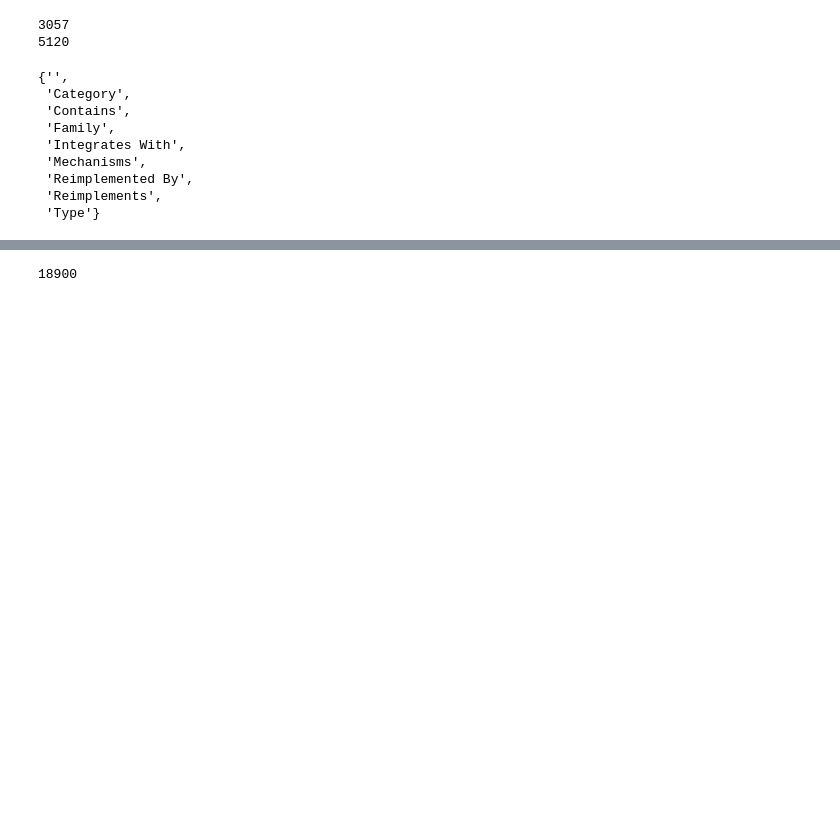
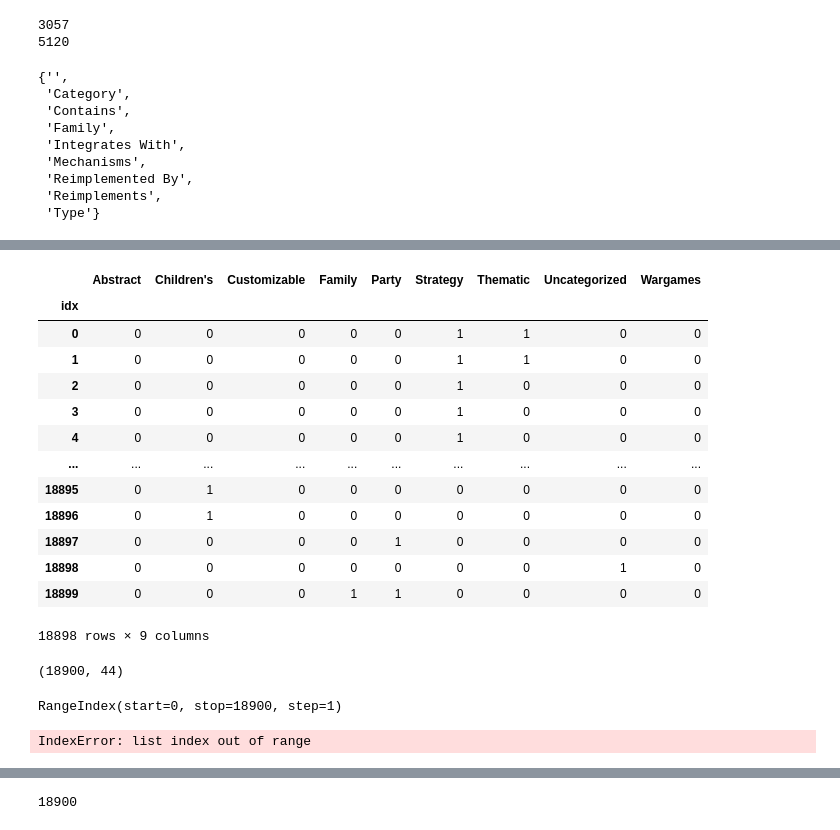
Before and after one commit to M055/insight-project, a Jupyter notebook: Surface_features.ipynb, the cells around one changed output, grey strips where cells are left out. Saved outputs shown, nothing was run; the diff lists cells and outputs as text; code cells hidden in the pictures; blank space fills up the shorter version.

```diff
--- a/Surface_features.ipynb
+++ b/Surface_features.ipynb
@@ -74,0 +97,34 @@ list(ftrtitles[0].split('|'))
+# %%
+df = bggdata_df
+# %%
+allgame_types_df=pd.DataFrame({})
+
+ftr_titles = df['ftr_title']
+ftr_descrs = df['ftr_descr']
+
+for ii in df.index:
+    # To re-locate if needed
+    dumname = df.loc[ii,'game_name']
+    dumrank = df.loc[ii,'game_rank']
+
+    # CUrreent data
+    dumT = df.loc[ii,'ftr_title'] # Get featurees an descriptions for this row
+    dumD = df.loc[ii,'ftr_descr']
+    currtitles = dumT.split('|')
+    currdescrs = dumD.split('|')
+    # Make DF of current data
+    curr_ftr_df = pd.DataFrame({'title':dumT.split('|'), 'descr':dumD.split('|')})
+
+    # Clean them up
+    # Type
+    dum = list(curr_ftr_df.loc[curr_ftr_df['title']=='Type','descr'])
+    if len(dum)>0:
+        dum = dum[0].split('\n')[0] # Last element is poll
+        dum = dum.split(',')
+        for x in dum:
+            dumdf = pd.DataFrame({'idx':[ii],'game_rank':[dumrank],'game_name':[dumname],'type':[x.strip()]})
+            allgame_types_df=pd.concat((allgame_types_df,dumdf),axis=0)
+
+    # Category
+
+    # Mechanisms
@@ -74,0 +147,31 @@ list(ftrtitles[0].split('|'))
+# %%
+alltypes_hot = pd.crosstab(allgame_types_df['idx'],allgame_types_df['type']).rename_axis(None,axis=1)
+# %%
+alltypes_hot
+# %% [output]
+|  | Abstract | Children's | Customizable | Family | Party | Strategy | Thematic | Uncategorized | Wargames |
+| idx |  |  |  |  |  |  |  |  |  |
+| 0 | 0 | 0 | 0 | 0 | 0 | 1 | 1 | 0 | 0 |
+| 1 | 0 | 0 | 0 | 0 | 0 | 1 | 1 | 0 | 0 |
+| 2 | 0 | 0 | 0 | 0 | 0 | 1 | 0 | 0 | 0 |
+| 3 | 0 | 0 | 0 | 0 | 0 | 1 | 0 | 0 | 0 |
+| 4 | 0 | 0 | 0 | 0 | 0 | 1 | 0 | 0 | 0 |
+| ... | ... | ... | ... | ... | ... | ... | ... | ... | ... |
+| 18895 | 0 | 1 | 0 | 0 | 0 | 0 | 0 | 0 | 0 |
+| 18896 | 0 | 1 | 0 | 0 | 0 | 0 | 0 | 0 | 0 |
+| 18897 | 0 | 0 | 0 | 0 | 1 | 0 | 0 | 0 | 0 |
+| 18898 | 0 | 0 | 0 | 0 | 0 | 0 | 0 | 1 | 0 |
+| 18899 | 0 | 0 | 0 | 1 | 1 | 0 | 0 | 0 | 0 |
+18898 rows × 9 columns
+# %%
+bggdata_df.shape
+# %% [output]
+(18900, 44)
+# %%
+bggdata_df.index
+# %% [output]
+RangeIndex(start=0, stop=18900, step=1)
+# %%
+Tdf = get_bgg_ftrs(bggdata_df)
+# %% [output]
+IndexError: list index out of range
```
Also changed, not shown: parts of 14 cells of this notebook, 3 other files.
